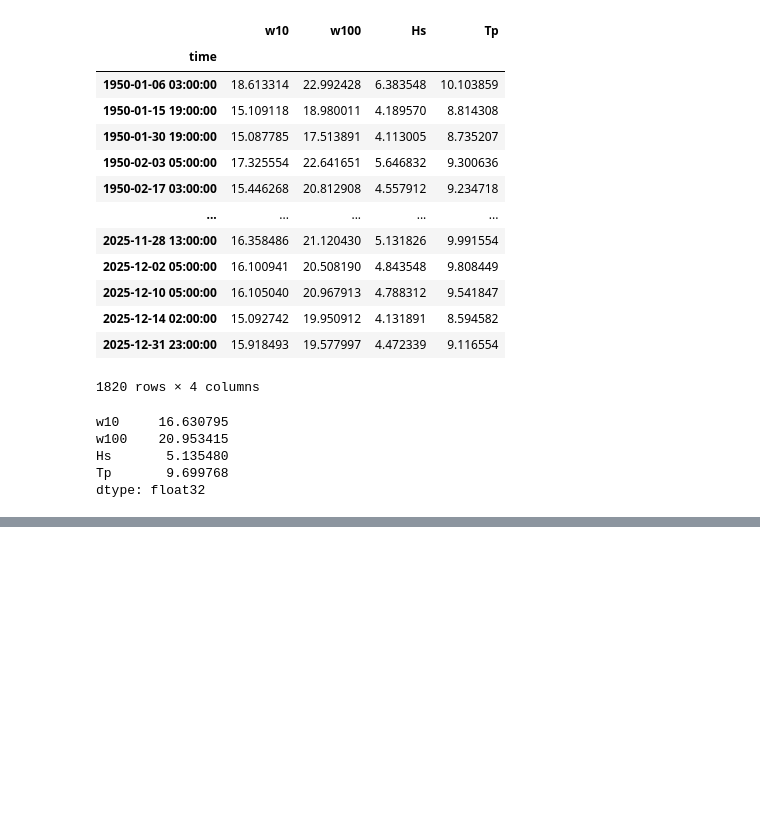
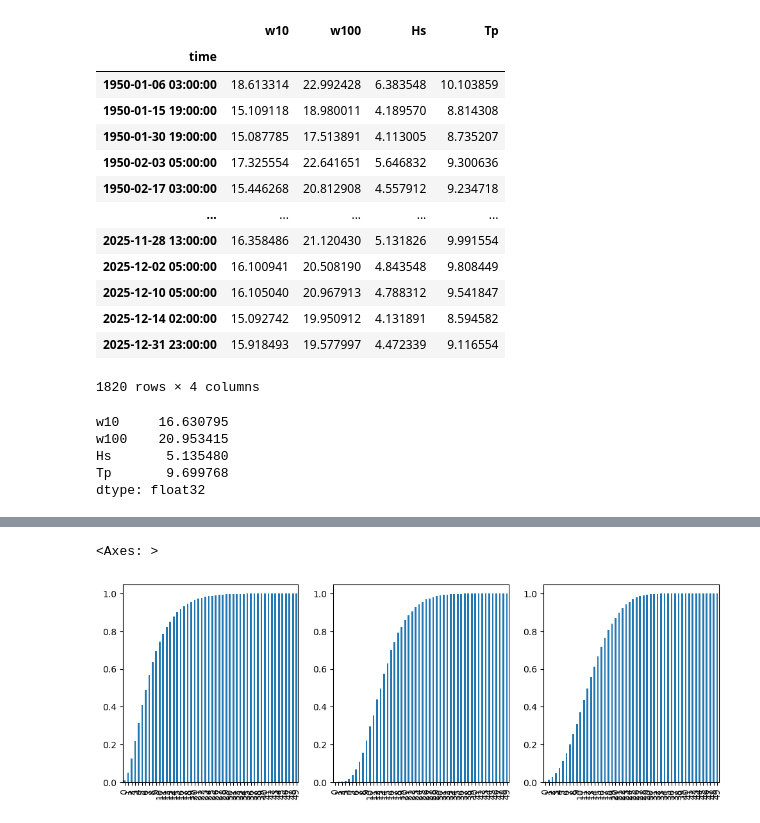
Before and after one commit to ChantelleAA/openfast, a Jupyter notebook: explore_era5.ipynb, the cells around one changed output, grey strips where cells are left out. Saved outputs shown, nothing was run; the diff lists cells and outputs as text; code cells hidden in the pictures; blank space fills up the shorter version.

```diff
--- a/explore_era5.ipynb
+++ b/explore_era5.ipynb
@@ -465,0 +480,32 @@ plt.show()
+# %%
+# Variable discretization function that takes in variable
+
+def discretize_variable(variable, n_bins):
+    bins = np.linspace(variable.min(), variable.max(), n_bins + 1)
+    bin_counts, _ = np.histogram(variable, bins=bins)
+    bin_centers = (bins[:-1] + bins[1:]) / 2
+    return pd.DataFrame({
+        "bin_center": bin_centers,
+        "count": bin_counts,
+        "bins_left": bins[:-1],
+        "bins_right": bins[1:],
+        "probability": bin_counts / bin_counts.sum(),
+        "cumulative_probability": np.cumsum(bin_counts) / bin_counts.sum()
+    })
+# %%
+#divide Hs into n bins and count number of occurrences in each bins
+bins = 50
+Hs_discrete = discretize_variable(df["Hs"], n_bins=bins)
+Tp_discrete = discretize_variable(df["Tp"], n_bins=bins)
+w10_discrete = discretize_variable(df["w10"], n_bins=bins)
+# %%
+plt.figure(figsize=(12, 4))
+plt.subplot(1, 3, 1)
+Hs_discrete.cumulative_probability.plot(kind="bar")
+plt.subplot(1, 3, 2)
+Tp_discrete.cumulative_probability.plot(kind="bar")
+plt.subplot(1, 3, 3)
+w10_discrete.cumulative_probability.plot(kind="bar")
+# %% [output]
+<Axes: >
+[figure, added]
```
Also changed, not shown: parts of 22 cells of this notebook, 5 other files.
